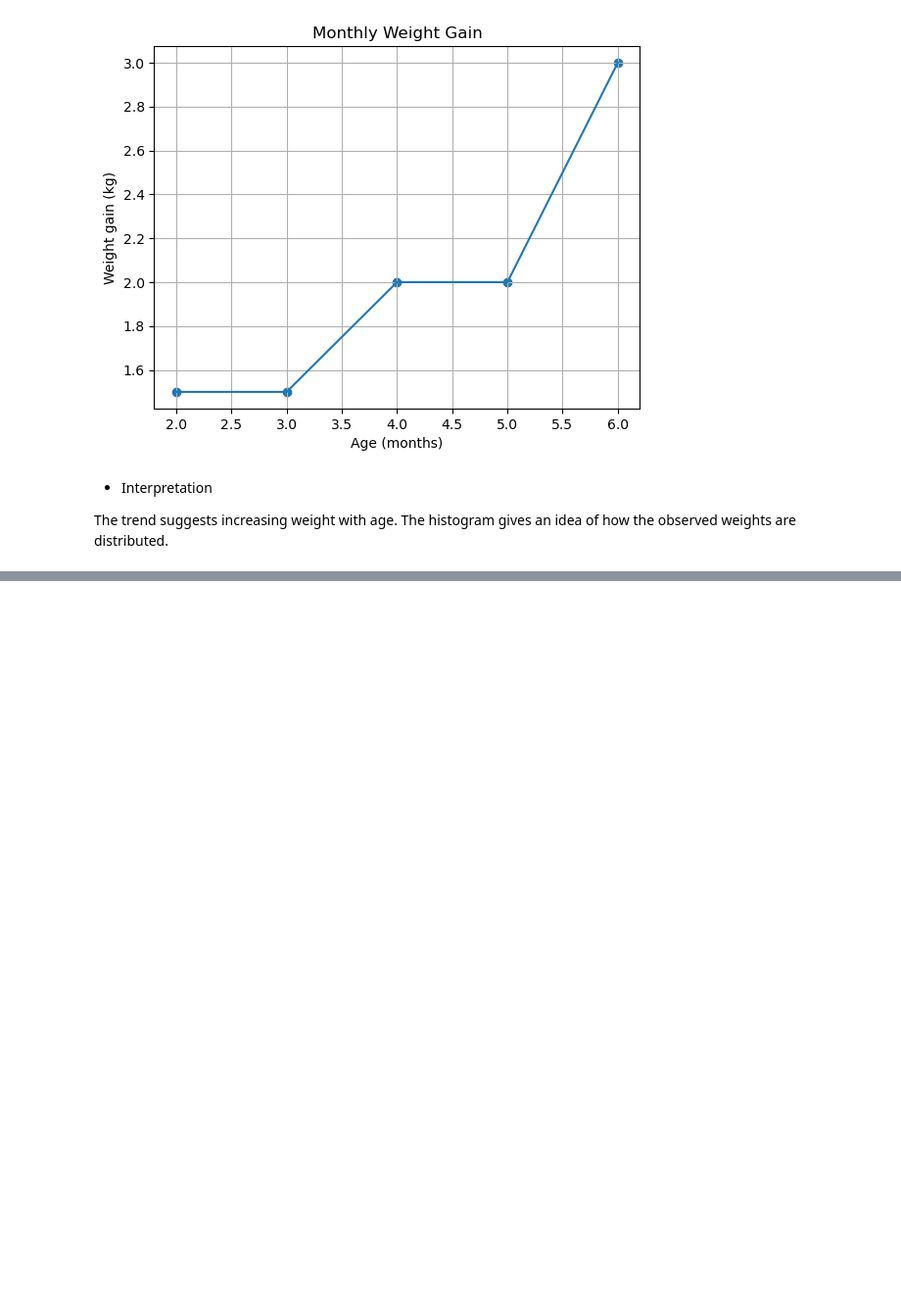
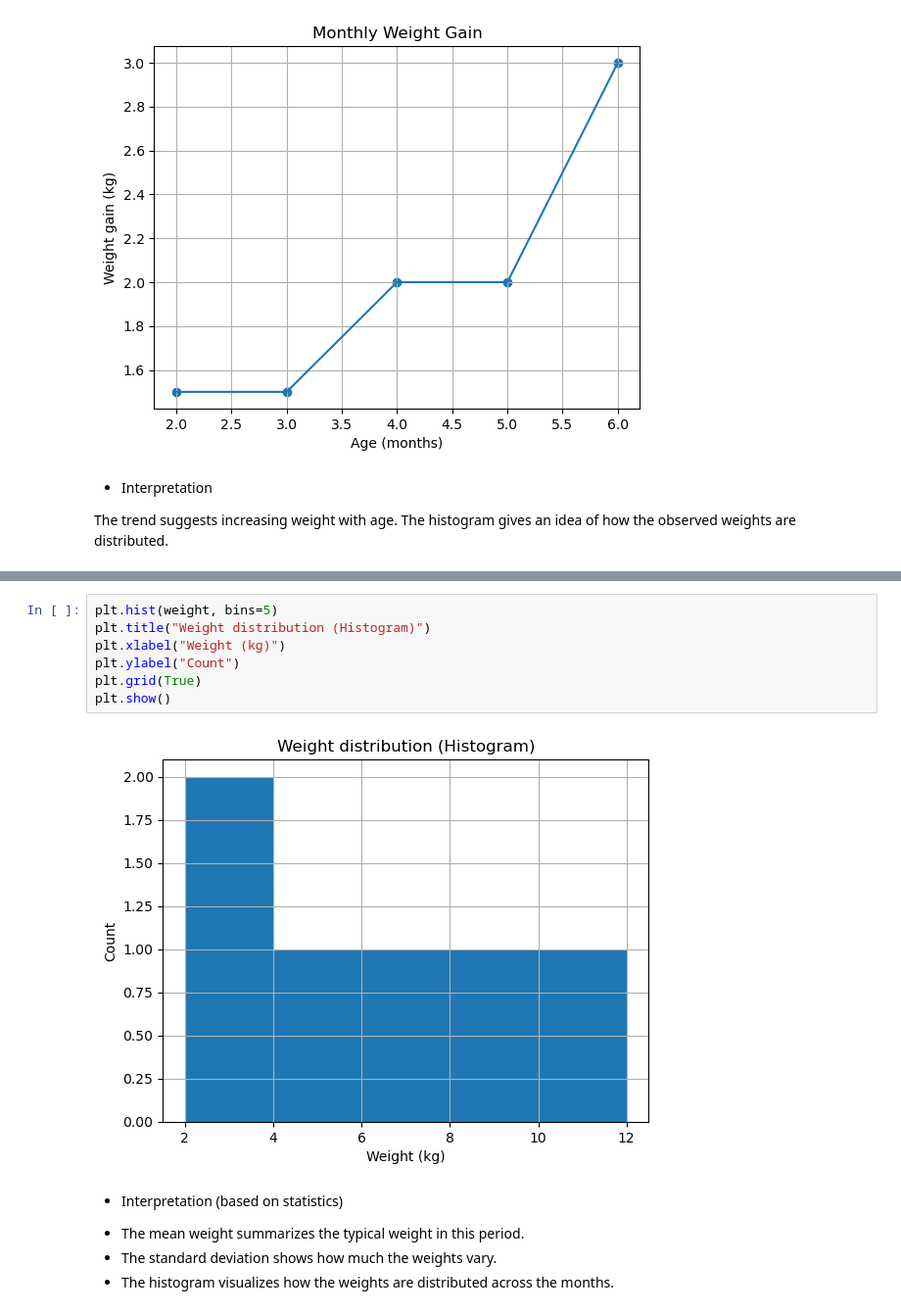
Before and after one commit to HristinaTomova-hub/First-Project---Hristina, a Jupyter notebook: pet_growth_analysis.ipynb, the cells around one changed output, grey strips where cells are left out. Shown at 98% size. Drawn from its saved outputs; the diff is of its cells as text; blank space fills up the shorter version.

Commit message:
Add statistics and histogram

```diff
--- a/pet_growth_analysis.ipynb
+++ b/pet_growth_analysis.ipynb
@@ -65,0 +88,15 @@ The histogram gives an idea of how the observed weights are distributed.
+# %%
+plt.hist(weight, bins=5)
+plt.title("Weight distribution (Histogram)")
+plt.xlabel("Weight (kg)")
+plt.ylabel("Count")
+plt.grid(True)
+plt.show()
+# %% [output]
+[figure, added]
+# %% [markdown]
+* Interpretation (based on statistics)
+
+- The mean weight summarizes the typical weight in this period.
+- The standard deviation shows how much the weights vary.
+- The histogram visualizes how the weights are distributed across the months.
```
Also changed, not shown: parts of 2 cells of this notebook.
